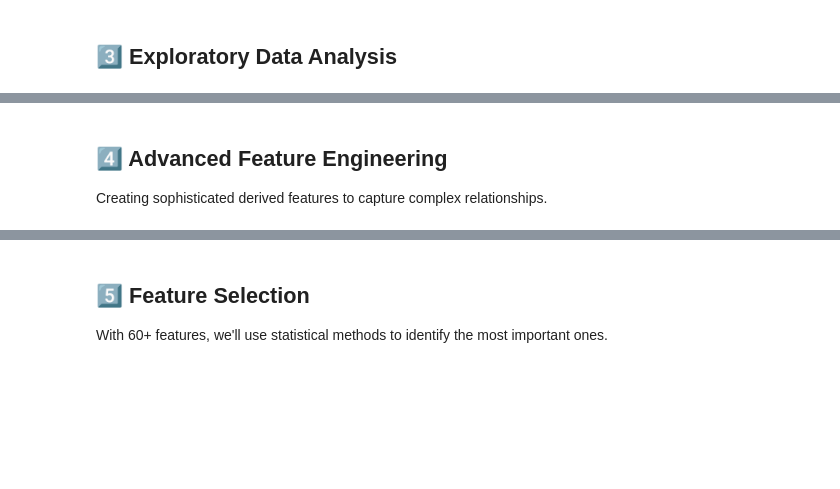
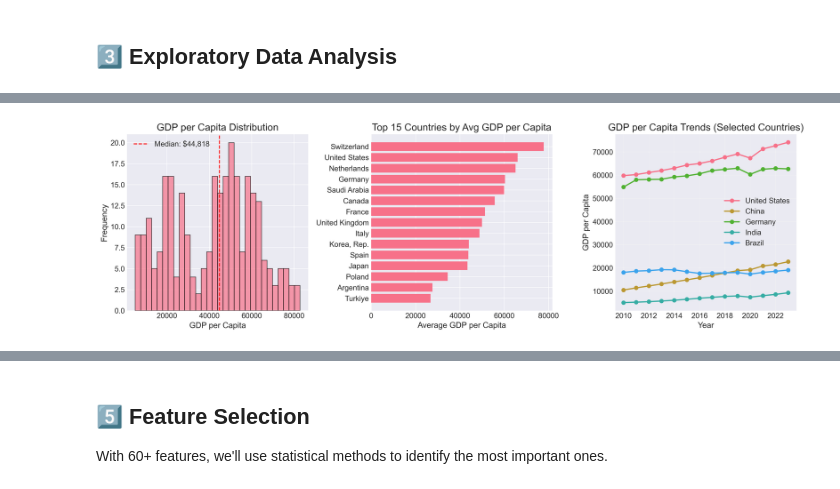
Before and after one commit to iocariz/data-science-nd, a Jupyter notebook: project-1/project-1-enhanced-features.ipynb, the cells around one changed output, grey strips where cells are left out. Cells and saved outputs as stored; diff of their text form; code cells hidden in the pictures; blank space fills up the shorter version.

```diff
--- a/project-1/project-1-enhanced-features.ipynb
+++ b/project-1/project-1-enhanced-features.ipynb
@@ -108,7 +108,7 @@ indicators = {
 
     # ENERGY & ENVIRONMENT
     'EG.USE.PCAP.KG.OE': 'Energy use per capita',
-    'EN.ATM.CO2E.PC': 'CO2 emissions per capita',
+
 }
 
 print(f"📊 Total indicators to retrieve: {len(indicators)}")
@@ -280,38 +355,36 @@ fig, axes = plt.subplots(1, 3, figsize=(16, 5))
 axes[0].hist(df[target_col], bins=30, edgecolor='black', alpha=0.7)
 axes[0].set_xlabel('GDP per Capita')
 axes[0].set_ylabel('Frequency')
 axes[0].set_title('GDP per Capita Distribution')
 axes[0].axvline(df[target_col].median(), color='red', linestyle='--', label=f'Median: ${df[target_col].median():,.0f}')
 axes[0].legend()
 
 # 2. GDP by country
 country_avg = df.groupby('country')[target_col].mean().sort_values(ascending=False).head(15)
 axes[1].barh(range(len(country_avg)), country_avg.values)
 axes[1].set_yticks(range(len(country_avg)))
 axes[1].set_yticklabels(country_avg.index)
 axes[1].set_xlabel('Average GDP per Capita')
 axes[1].set_title('Top 15 Countries by Avg GDP per Capita')
 axes[1].invert_yaxis()
 
 # 3. GDP over time (selected countries)
-selected_countries = ['USA', 'CHN', 'DEU', 'IND', 'BRA']
+selected_countries = ['United States', 'China', 'Germany', 'India', 'Brazil']
 for country in selected_countries:
     if country in df['country'].unique():
         country_data = df[df['country'] == country].sort_values('year')
         axes[2].plot(country_data['year'], country_data[target_col], marker='o', label=country, linewidth=2)
 
 axes[2].set_xlabel('Year')
 axes[2].set_ylabel('GDP per Capita')
 axes[2].set_title('GDP per Capita Trends (Selected Countries)')
 axes[2].legend()
 axes[2].grid(alpha=0.3)
 
 plt.tight_layout()
 plt.show()
+# %% [output]
+[figure, added]
-# %% [markdown]
-## 4️⃣ Advanced Feature Engineering
-
-Creating sophisticated derived features to capture complex relationships.
 # %%
 # Create engineered features
 print("⚙️ Engineering advanced features...\n")
```
Also changed, not shown: parts of 23 cells of this notebook, 2 other files.
